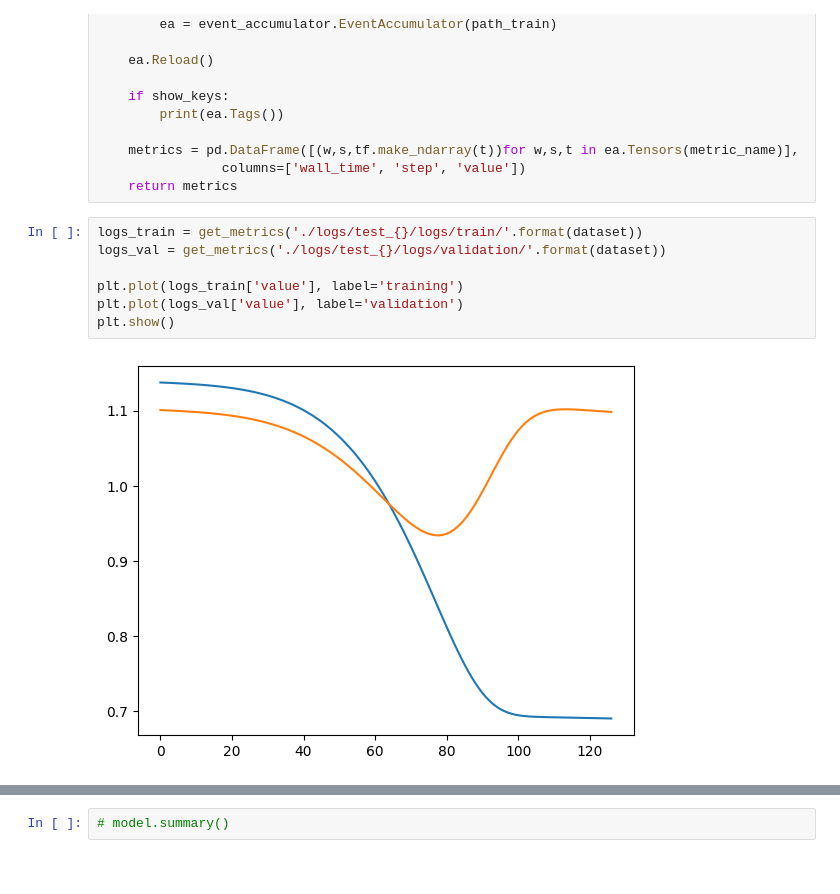
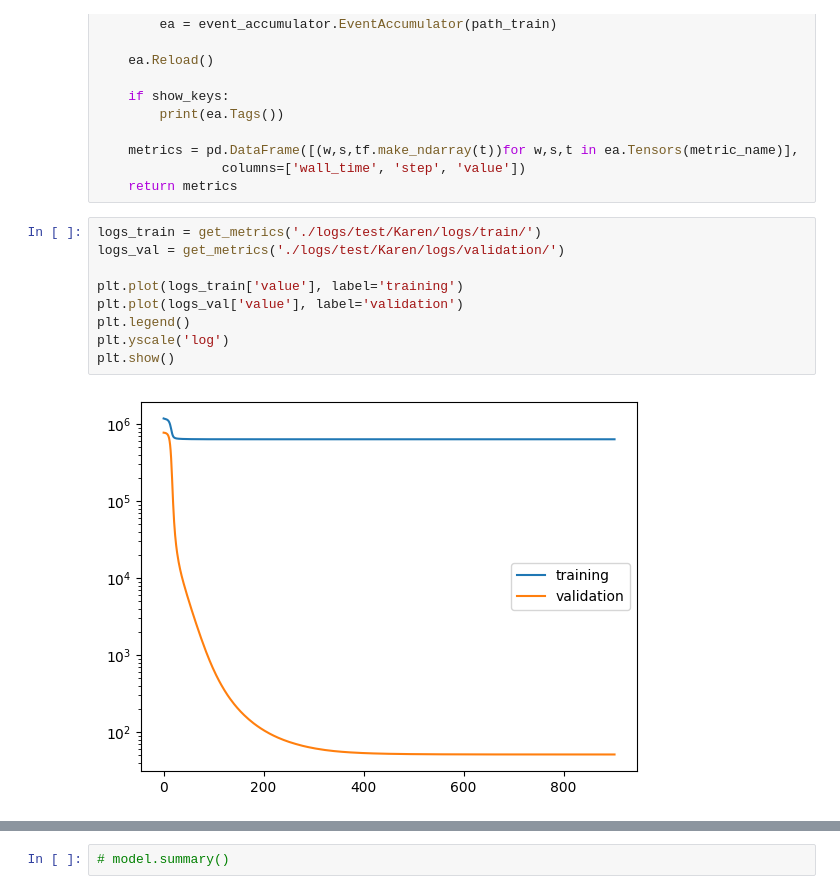
Before and after one commit to yemsnucleus/NEGFC, a Jupyter notebook: results.ipynb, the cells around one changed output, grey strips where cells are left out. Saved outputs shown, nothing was run; the diff lists cells and outputs as text.

```diff
--- a/results.ipynb
+++ b/results.ipynb
@@ -48,12 +46,14 @@ def get_metrics(path_logs, metric_name='epoch_loss', full_logs=True, show_keys=F
                 columns=['wall_time', 'step', 'value'])
     return metrics
 # %%
-logs_train = get_metrics('./logs/test_{}/logs/train/'.format(dataset))
-logs_val = get_metrics('./logs/test_{}/logs/validation/'.format(dataset))
+logs_train = get_metrics('./logs/test/Karen/logs/train/')
+logs_val = get_metrics('./logs/test/Karen/logs/validation/')
 
 plt.plot(logs_train['value'], label='training')
 plt.plot(logs_val['value'], label='validation')
+plt.legend()
+plt.yscale('log')
 plt.show()
 # %% [output]
-[figure, old version]
+[figure, new version]
 # %%
```
Also changed, not shown: parts of 6 cells of this notebook, 3 other files.
